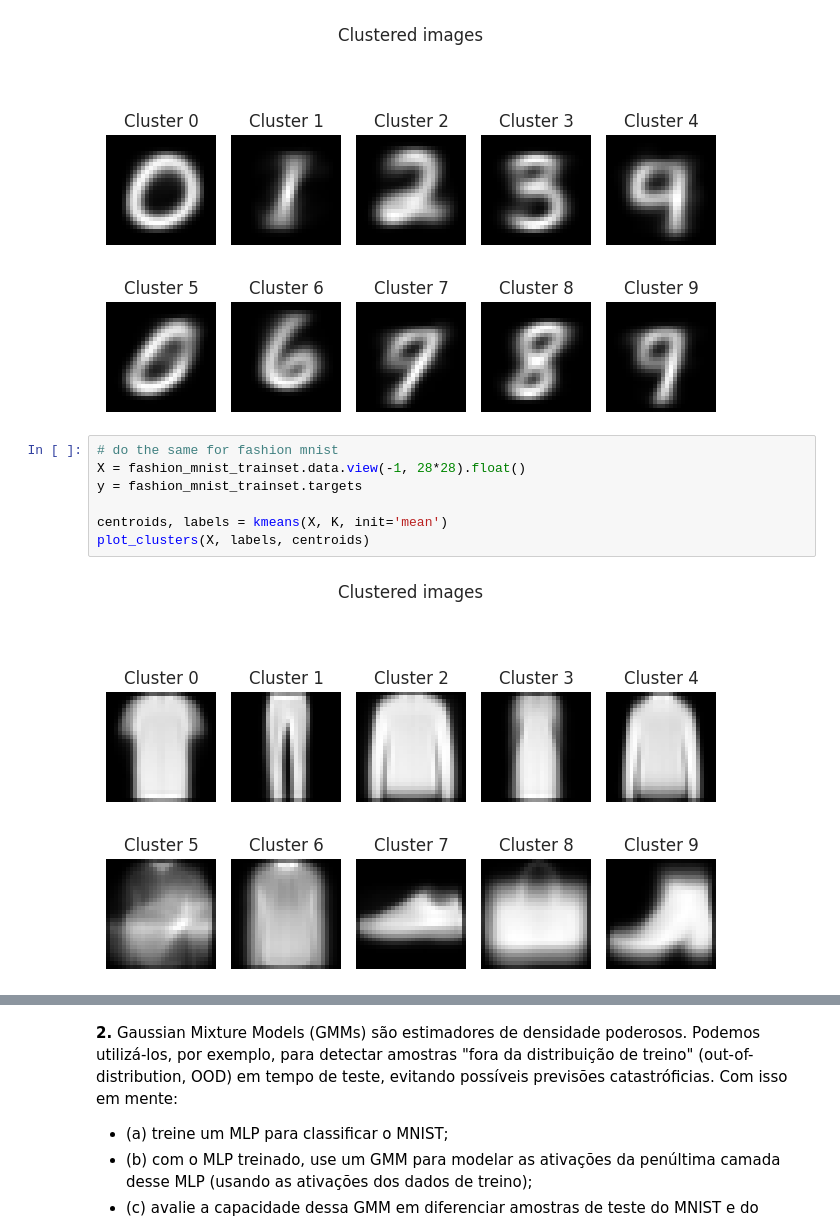
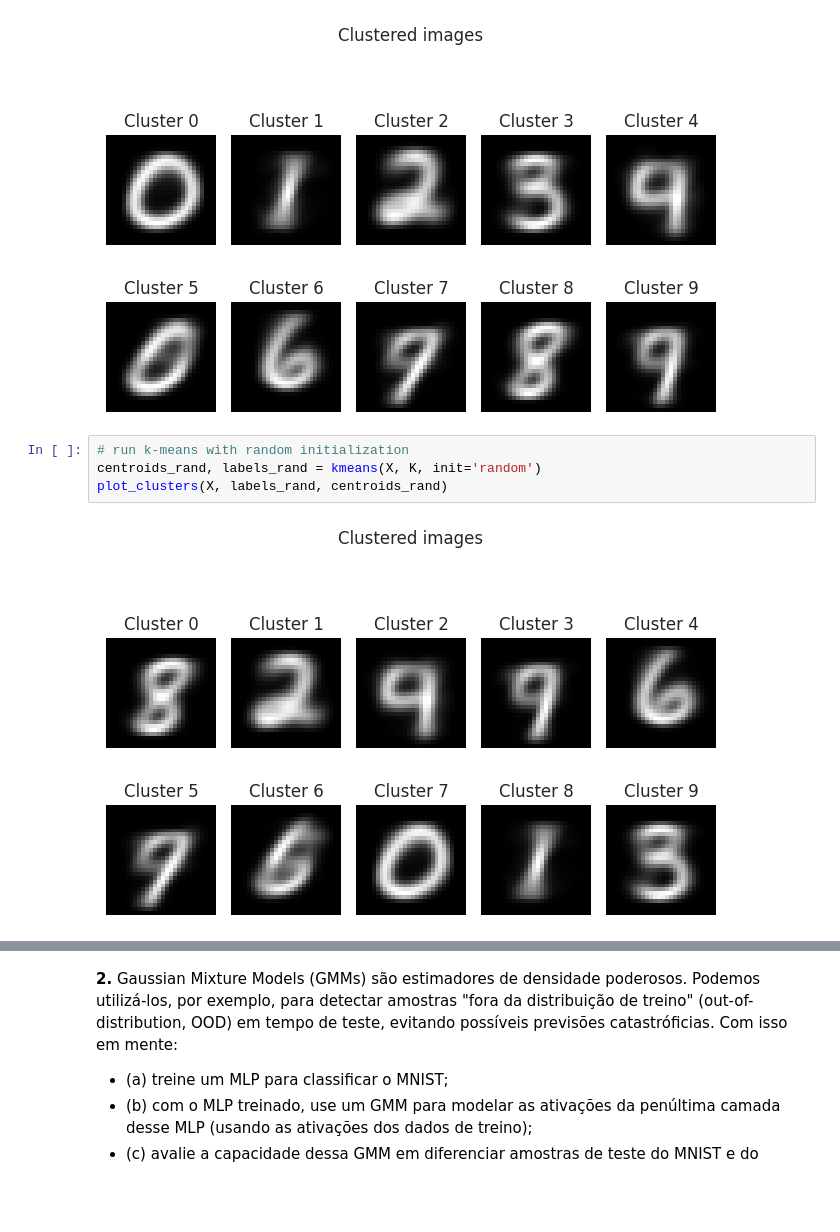
Before and after one commit to ViniAS/ML, a Jupyter notebook: ML_exercise_8.ipynb, the cells around one changed output, grey strips where cells are left out. Drawn from its saved outputs; the diff is of its cells as text; blank space fills up the shorter version.

```diff
--- a/ML_exercise_8.ipynb
+++ b/ML_exercise_8.ipynb
@@ -127,11 +112,8 @@ plot_clusters(X, labels, centroids)
 # %% [output]
 [figure]
 # %%
-# do the same for fashion mnist
-X = fashion_mnist_trainset.data.view(-1, 28*28).float()
-y = fashion_mnist_trainset.targets
-
-centroids, labels = kmeans(X, K, init='mean')
-plot_clusters(X, labels, centroids)
+# run k-means with random initialization
+centroids_rand, labels_rand = kmeans(X, K, init='random')
+plot_clusters(X, labels_rand, centroids_rand)
 # %% [output]
-[figure, old version]
+[figure, new version]
```
Also changed, not shown: parts of 8 cells of this notebook.
